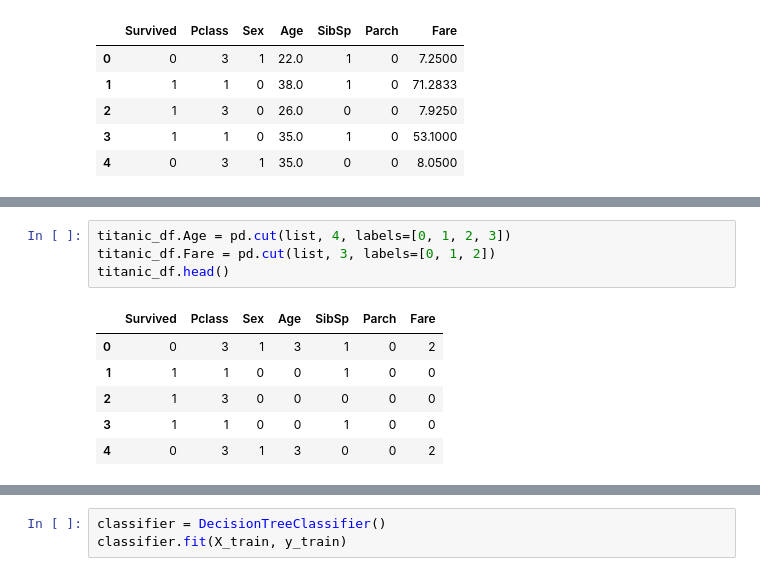
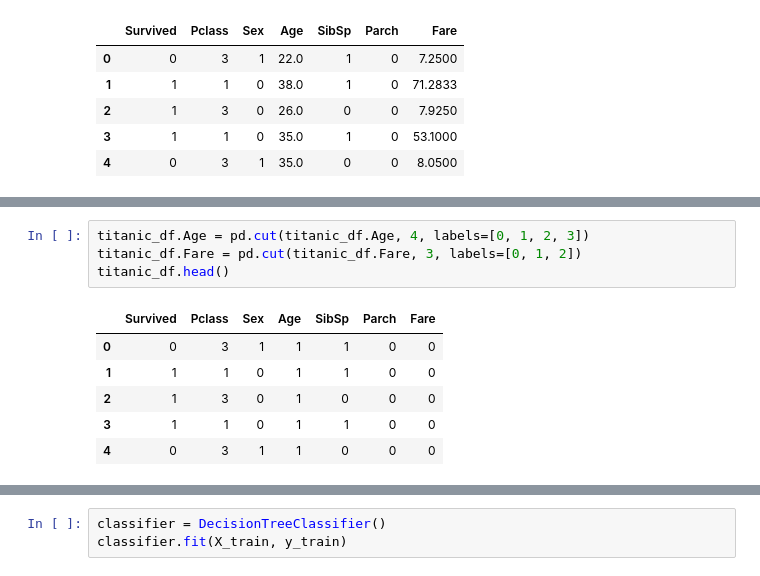
Before and after one commit to toon159/INT638, a Jupyter notebook: INT638.ipynb, the cells around one changed output, grey strips where cells are left out. Drawn from its saved outputs; the diff is of its cells as text.

```diff
--- a/INT638.ipynb
+++ b/INT638.ipynb
@@ -103,11 +98,11 @@ Categories (3, object): [low < med < high]
 # %%
-titanic_df.Age = pd.cut(list, 4, labels=[0, 1, 2, 3])
-titanic_df.Fare = pd.cut(list, 3, labels=[0, 1, 2])
+titanic_df.Age = pd.cut(titanic_df.Age, 4, labels=[0, 1, 2, 3])
+titanic_df.Fare = pd.cut(titanic_df.Fare, 3, labels=[0, 1, 2])
 titanic_df.head()
 # %% [output]
 |  | Survived | Pclass | Sex | Age | SibSp | Parch | Fare |
-| 0 | 0 | 3 | 1 | 3 | 1 | 0 | 2 |
-| 1 | 1 | 1 | 0 | 0 | 1 | 0 | 0 |
-| 2 | 1 | 3 | 0 | 0 | 0 | 0 | 0 |
-| 3 | 1 | 1 | 0 | 0 | 1 | 0 | 0 |
-| 4 | 0 | 3 | 1 | 3 | 0 | 0 | 2 |
+| 0 | 0 | 3 | 1 | 1 | 1 | 0 | 0 |
+| 1 | 1 | 1 | 0 | 1 | 1 | 0 | 0 |
+| 2 | 1 | 3 | 0 | 1 | 0 | 0 | 0 |
+| 3 | 1 | 1 | 0 | 1 | 1 | 0 | 0 |
+| 4 | 0 | 3 | 1 | 1 | 0 | 0 | 0 |
```
Also changed, not shown: parts of 27 cells of this notebook.
